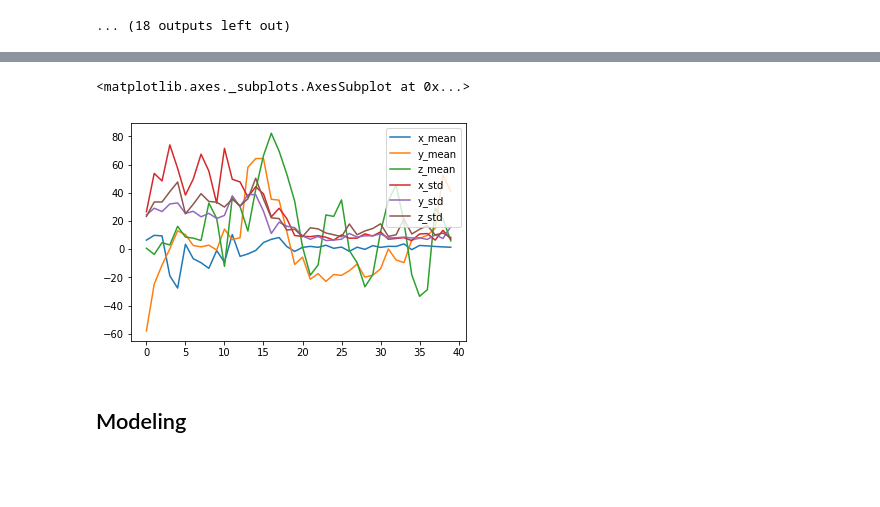
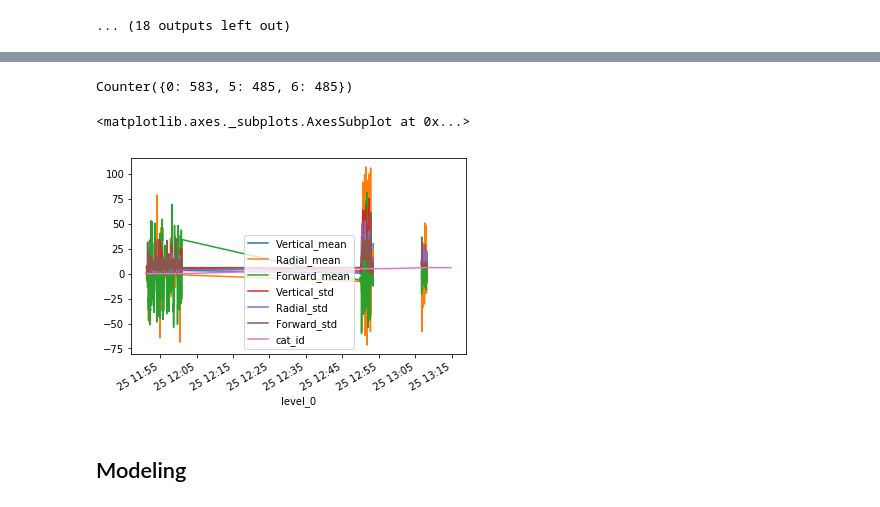
Before and after one commit to lirazch/RoadTrackACC, a Jupyter notebook: mainRoadTrackNotebook.ipynb, the cells around one changed output, grey strips where cells are left out. Saved outputs shown, nothing was run; the diff lists cells and outputs as text; code cells hidden in the pictures; blank space fills up the shorter version.

```diff
--- a/mainRoadTrackNotebook.ipynb
+++ b/mainRoadTrackNotebook.ipynb
@@ -79,2 +196,0 @@ dtype: int64
-# %%
-research_df=df_dict['ZigZag'].append(df_dict['Dirt_Road'])
@@ -82,0 +213,2 @@ resampled=research_df.resample('s').mean().dropna()
+# %%
+research_df.level_0=research_df.index.round('s')
@@ -82,0 +225,4 @@ resampled=research_df.resample('s').mean().dropna()
+# %%
+research_dfa=research_df.groupby('level_0')['Vertical','Radial','Forward'].mean()\
+    .join(research_df.groupby('level_0')['Vertical','Radial','Forward'].std(), lsuffix='_mean', rsuffix='_std')\
+    .join(research_df.groupby('level_0')['cat_id'].max())
@@ -85,8 +246,15 @@ six_features=research_df.resample('s').std().dropna().join(resampled, lsuffix='_
-# %%
-six_features.reset_index()[features].plot()
-# %% [output]
-<matplotlib.axes._subplots.AxesSubplot at 0x...>
-[figure, removed]
+# %%
+research_dfa=research_dfa[research_dfa.cat_id.isin([0,6,5])].fillna(0)
+# leave only standard, dirty and zigzag
+# %%
+Counter(research_dfa.cat_id)
+# %% [output]
+Counter({0: 583, 5: 485, 6: 485})
+# %%
+research_dfa.plot()
+# %% [output]
+<matplotlib.axes._subplots.AxesSubplot at 0x...>
+[figure, added]
 # %% [markdown]
 ## Modeling
 # %% [markdown]
```
Also changed, not shown: parts of 54 cells of this notebook, 1 other file.
